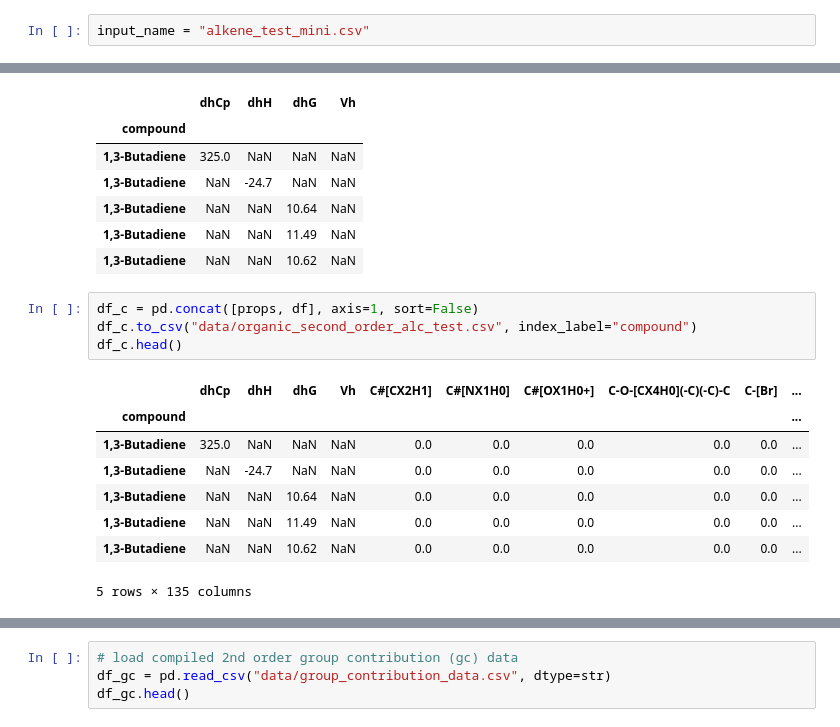
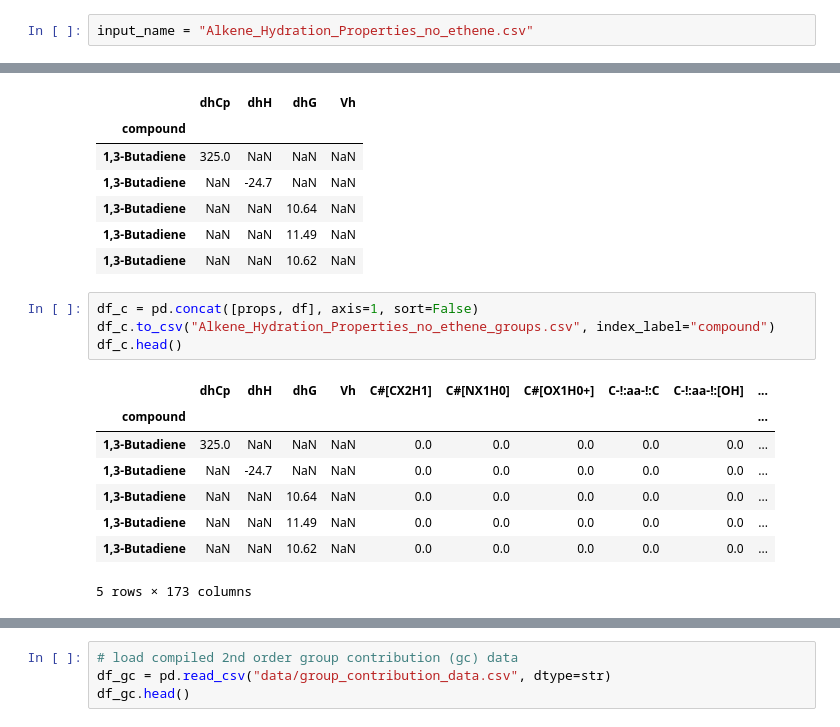
Before and after one commit to worm-portal/AqOrg, a Jupyter notebook: Aqueous Organic Estimator.ipynb, the cells around one changed output, grey strips where cells are left out. Cells and saved outputs as stored; diff of their text form.

Commit message:
added more groups and input file

```diff
--- a/Aqueous Organic Estimator.ipynb
+++ b/Aqueous Organic Estimator.ipynb
@@ -7,7 +7,7 @@ A notebook for estimating the thermodynamic properties and HKF parameters of aqu
 
 Date modified: 10/30/2020
 # %%
-input_name = "alkene_test_mini.csv"
+input_name = "Alkene_Hydration_Properties_no_ethene.csv"
 # %%
 from IPython.display import SVG
 from rdkit import Chem
@@ -541,17 +599,17 @@ props.head()
 | 1,3-Butadiene | NaN | NaN | 10.62 | NaN |
 # %%
 df_c = pd.concat([props, df], axis=1, sort=False)
-df_c.to_csv("data/organic_second_order_alc_test.csv", index_label="compound")
+df_c.to_csv("Alkene_Hydration_Properties_no_ethene_groups.csv", index_label="compound")
 df_c.head()
 # %% [output]
-|  | dhCp | dhH | dhG | Vh | C#[CX2H1] | C#[NX1H0] | C#[OX1H0+] | C-O-[CX4H0](-C)(-C)-C | C-[Br] | ... |
+|  | dhCp | dhH | dhG | Vh | C#[CX2H1] | C#[NX1H0] | C#[OX1H0+] | C-!:aa-!:C | C-!:aa-!:[OH] | ... |
 | compound |  |  |  |  |  |  |  |  |  | ... |
 | 1,3-Butadiene | 325.0 | NaN | NaN | NaN | 0.0 | 0.0 | 0.0 | 0.0 | 0.0 | ... |
 | 1,3-Butadiene | NaN | -24.7 | NaN | NaN | 0.0 | 0.0 | 0.0 | 0.0 | 0.0 | ... |
 | 1,3-Butadiene | NaN | NaN | 10.64 | NaN | 0.0 | 0.0 | 0.0 | 0.0 | 0.0 | ... |
 | 1,3-Butadiene | NaN | NaN | 11.49 | NaN | 0.0 | 0.0 | 0.0 | 0.0 | 0.0 | ... |
 | 1,3-Butadiene | NaN | NaN | 10.62 | NaN | 0.0 | 0.0 | 0.0 | 0.0 | 0.0 | ... |
-5 rows × 135 columns
+5 rows × 173 columns
 # %%
 # remove columns with no matches
 df_c = df_c.loc[:, (df_c.sum(axis=0) != 0)]
```
Also changed, not shown: parts of 13 cells of this notebook, 6 other files.
